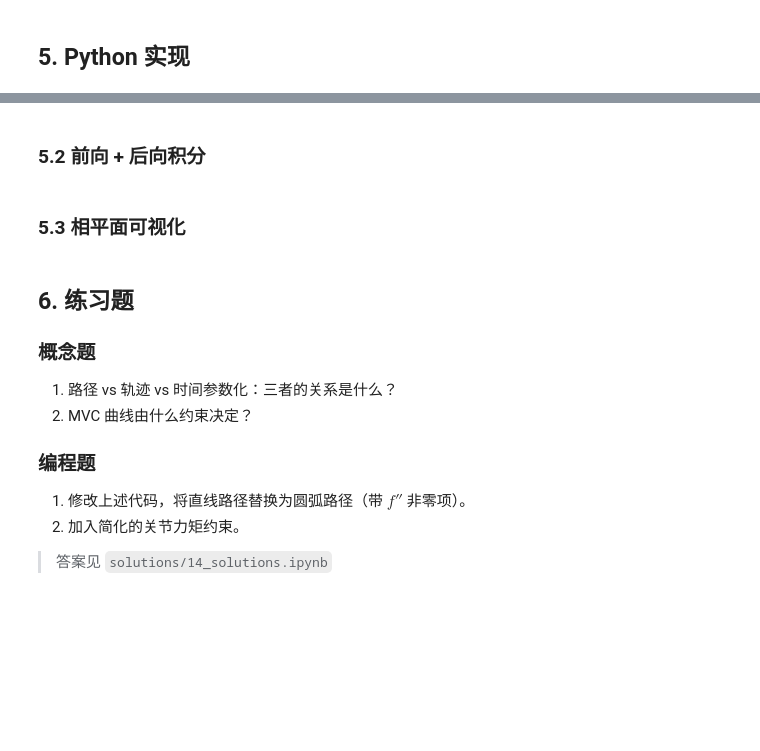
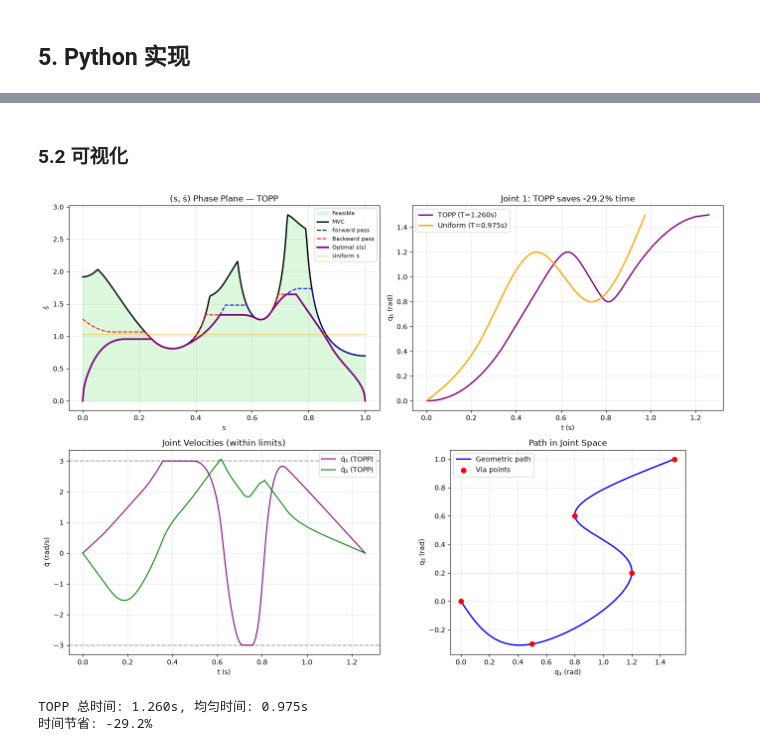
Before and after one commit to hhtbbc/roboticsselflearning, a Jupyter notebook: notebooks/14_time_parameterization.ipynb, the cells around one changed output, grey strips where cells are left out. Cells and saved outputs as stored; diff of their text form; code cells hidden in the pictures; blank space fills up the shorter version.

```diff
--- a/notebooks/14_time_parameterization.ipynb
+++ b/notebooks/14_time_parameterization.ipynb
@@ -94,2 +143,2 @@ q_ddot_max = np.array([8.0, 10.0])
 # %% [markdown]
-### 5.2 前向 + 后向积分
+### 5.2 可视化
@@ -137,48 +145,45 @@ T_uniform = np.trapezoid(1.0 / (s_dot_uniform + 1e-6), s_grid)
-# %% [markdown]
-### 5.3 相平面可视化
 # %%
-fig, (ax1, ax2) = plt.subplots(1, 2, figsize=(14, 6))
+fig, axes = plt.subplots(2, 2, figsize=(14, 10))
 
 # (s, ṡ) 相平面
-ax1.fill_between(s_grid, 0, s_dot_max_speed, color='green', alpha=0.1, label='Feasible Region')
-ax1.plot(s_grid, s_dot_max_speed, 'k-', linewidth=2, label='MVC (Max Velocity Curve)')
-ax1.plot(s_grid, s_dot_fwd, 'b--', linewidth=1.5, label='Forward Pass')
-ax1.plot(s_grid, s_dot_bwd, 'r--', linewidth=1.5, label='Backward Pass')
-ax1.plot(s_grid, s_dot_opt, 'purple', linewidth=2.5, label='Optimal ṡ(s)')
-ax1.plot(s_grid, s_dot_uniform, 'orange', linewidth=1.5, alpha=0.7, label='Uniform ṡ')
-ax1.set_xlabel('Path Progress s'); ax1.set_ylabel('ṡ')
-ax1.set_title('(s, ṡ) Phase Plane — TOPP')
-ax1.legend(fontsize=8); ax1.grid(True, alpha=0.3)
+axes[0,0].fill_between(s_vals, 0, s_dot_mvc, color='lightgreen', alpha=0.3, label='Feasible')
+axes[0,0].plot(s_vals, s_dot_mvc, 'k-', linewidth=2, label='MVC')
+axes[0,0].plot(s_vals, s_dot_fwd, 'b--', linewidth=1.5, label='Forward pass')
+axes[0,0].plot(s_vals, s_dot_bwd, 'r--', linewidth=1.5, label='Backward pass')
+axes[0,0].plot(s_vals, s_dot_opt, 'purple', linewidth=2.5, label='Optimal ṡ(s)')
+axes[0,0].plot(s_vals, s_dot_uniform, 'orange', linewidth=1, alpha=0.7, label='Uniform ṡ')
+axes[0,0].set_xlabel('s'); axes[0,0].set_ylabel('ṡ')
+axes[0,0].set_title('(s, ṡ) Phase Plane — TOPP'); axes[0,0].legend(fontsize=8); axes[0,0].grid(True, alpha=0.3)
 
-# 时间对比
-# 模拟两种参数化的 q₁(t) 轨迹
-t_opt_vals = np.zeros(n_s)
-t_unif_vals = np.zeros(n_s)
-t_opt_vals[0] = 0; t_unif_vals[0] = 0
-for i in range(1, n_s):
-    ds = s_grid[i] - s_grid[i-1]
-    t_opt_vals[i] = t_opt_vals[i-1] + ds / max(s_dot_opt[i], 1e-6)
-    t_unif_vals[i] = t_unif_vals[i-1] + ds / s_dot_uniform[i]
+# q₁(t) 对比
+q_opt = np.column_stack([cs1(s_vals), cs2(s_vals)])
+axes[0,1].plot(t_path, q_opt[:,0], 'purple', linewidth=2, label=f'TOPP (T={t_path[-1]:.3f}s)')
+axes[0,1].plot(t_uniform, q_opt[:,0], 'orange', linewidth=2, label=f'Uniform (T={t_uniform[-1]:.3f}s)')
+axes[0,1].set_xlabel('t (s)'); axes[0,1].set_ylabel('q₁ (rad)')
+axes[0,1].set_title(f'Joint 1: TOPP saves {(1-t_path[-1]/t_uniform[-1])*100:.1f}% time'); axes[0,1].legend(); axes[0,1].grid(True, alpha=0.3)
 
-q_opt = np.array([path(s) for s in s_grid])
-ax2.plot(t_opt_vals, q_opt[:, 0], 'b-', linewidth=2, label=f'q₁ (Optimal, T={T_opt:.3f}s)')
-ax2.plot(t_unif_vals, q_opt[:, 0], 'orange', linewidth=2, label=f'q₁ (Uniform, T={T_uniform:.3f}s)')
-ax2.set_xlabel('Time t (s)'); ax2.set_ylabel('q₁ (rad)')
-ax2.set_title(f'Time Comparison: Optimal saves {(T_uniform-T_opt)/T_uniform*100:.0f}% time')
-ax2.legend(); ax2.grid(True, alpha=0.3)
+# 速度
+q_dot_opt = fp_vals * s_dot_opt[:, None]  # q̇ = f'(s)ṡ
+axes[1,0].plot(t_path, q_dot_opt[:,0], 'purple', linewidth=1.5, label='q̇₁ (TOPP)')
+axes[1,0].plot(t_path, q_dot_opt[:,1], 'g-', linewidth=1.5, label='q̇₂ (TOPP)')
+axes[1,0].axhline(y=q_dot_max[0], c='k', ls='--', alpha=0.3)
+axes[1,0].axhline(y=-q_dot_max[0], c='k', ls='--', alpha=0.3)
+axes[1,0].set_xlabel('t (s)'); axes[1,0].set_ylabel('q̇ (rad/s)')
+axes[1,0].set_title('Joint Velocities (within limits)'); axes[1,0].legend(); axes[1,0].grid(True, alpha=0.3)
+
+# 路径 q₁ vs q₂
+axes[1,1].plot(q_opt[:,0], q_opt[:,1], 'b-', linewidth=2, label='Geometric path')
+axes[1,1].scatter(via_pts[:,0], via_pts[:,1], c='red', s=50, zorder=5, label='Via points')
+axes[1,1].set_xlabel('q₁ (rad)'); axes[1,1].set_ylabel('q₂ (rad)')
+axes[1,1].set_title('Path in Joint Space'); axes[1,1].set_aspect('equal'); axes[1,1].legend(); axes[1,1].grid(True, alpha=0.3)
 
 plt.tight_layout()
-plt.savefig('../outputs/14_topp_phase_plane.png', dpi=100, bbox_inches='tight')
+plt.savefig('../outputs/14_topp_general_path.png', dpi=100, bbox_inches='tight')
 plt.show()
+
+print(f"TOPP 总时间: {t_path[-1]:.3f}s, 均匀时间: {t_uniform[-1]:.3f}s")
+print(f"时间节省: {(1-t_path[-1]/t_uniform[-1])*100:.1f}%")
+# %% [output]
+[figure, added]
+TOPP 总时间: 1.260s, 均匀时间: 0.975s
+时间节省: -29.2%
-# %% [markdown]
-## 6. 练习题
-
-### 概念题
-1. 路径 vs 轨迹 vs 时间参数化：三者的关系是什么？
-2. MVC 曲线由什么约束决定？
-
-### 编程题
-1. 修改上述代码，将直线路径替换为圆弧路径（带 $f''$ 非零项）。
-2. 加入简化的关节力矩约束。
-
-> 答案见 `solutions/14_solutions.ipynb`
```
Also changed, not shown: parts of 19 cells of this notebook, 3 other files.
